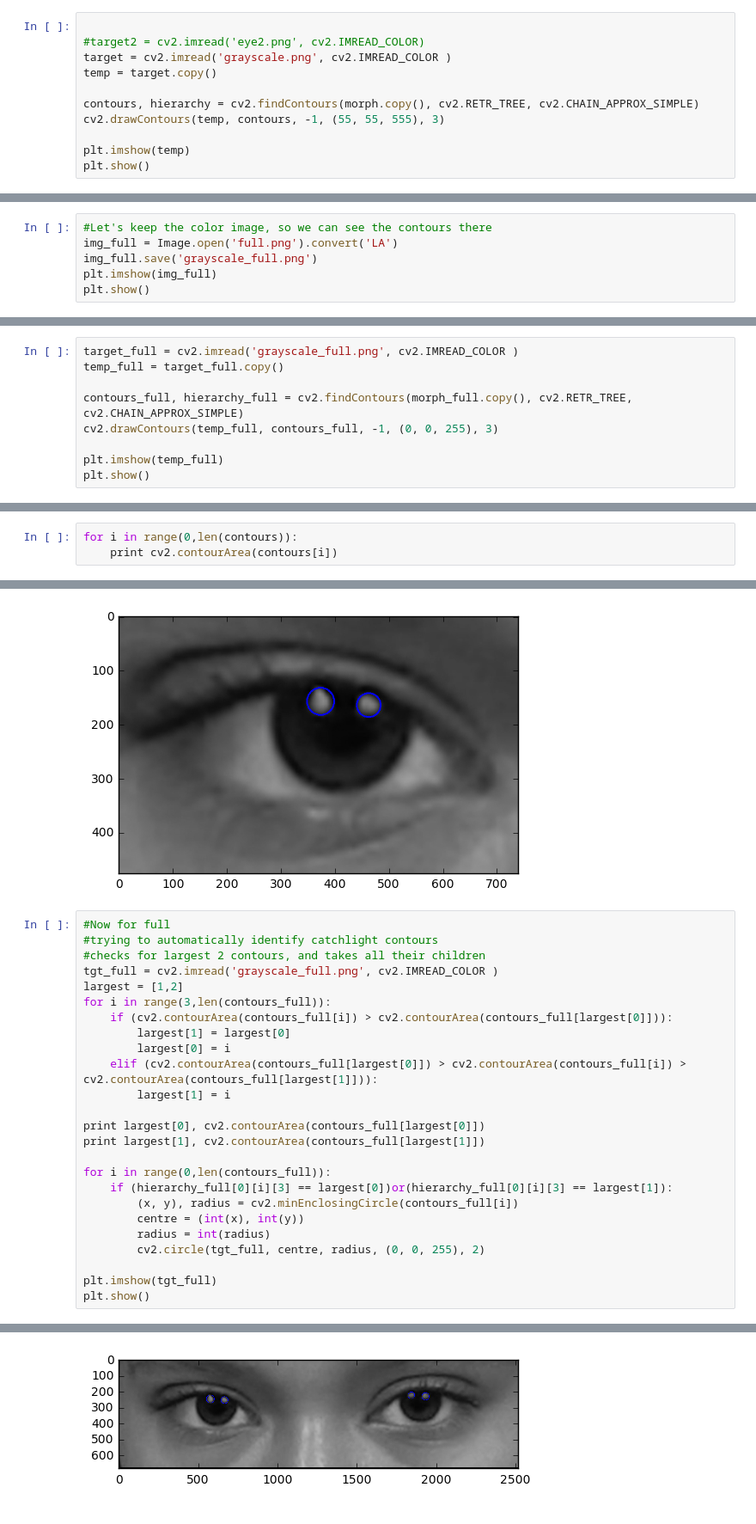
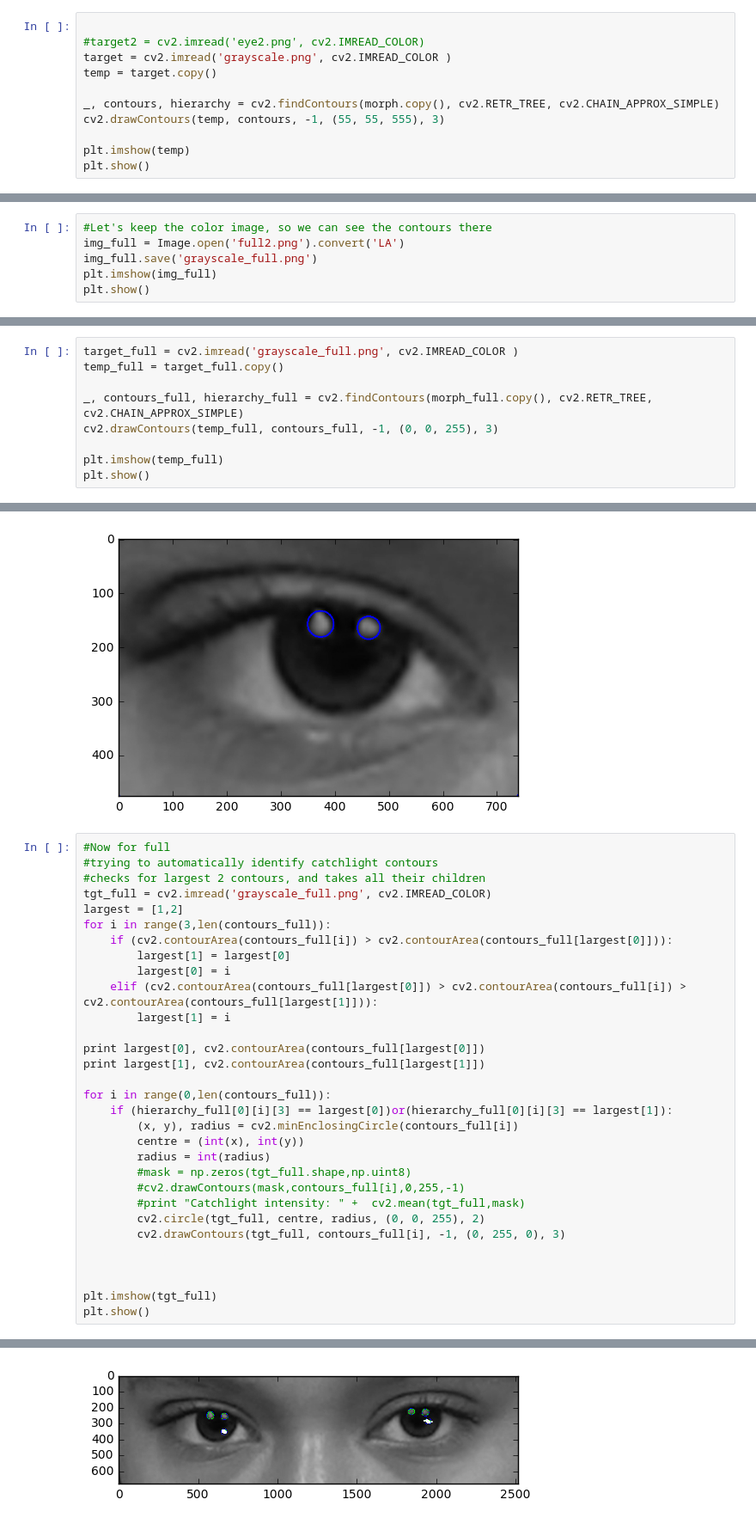
Before and after one commit to RayGonzalez/EyeBrights, a Jupyter notebook: IrisSegmentationYoav.ipynb, the cells around one changed output, grey strips where cells are left out. Shown at 86% size. Drawn from its saved outputs; the diff is of its cells as text.

```diff
--- a/IrisSegmentationYoav.ipynb
+++ b/IrisSegmentationYoav.ipynb
@@ -44,7 +46,7 @@ plt.show()
 target = cv2.imread('grayscale.png', cv2.IMREAD_COLOR )
 temp = target.copy()
 
-contours, hierarchy = cv2.findContours(morph.copy(), cv2.RETR_TREE, cv2.CHAIN_APPROX_SIMPLE)
+_, contours, hierarchy = cv2.findContours(morph.copy(), cv2.RETR_TREE, cv2.CHAIN_APPROX_SIMPLE)
 cv2.drawContours(temp, contours, -1, (55, 55, 555), 3)
 
 plt.imshow(temp)
@@ -74,7 +79,7 @@ plt.show()
 ### Using the uncropped image.
 # %%
 #Let's keep the color image, so we can see the contours there
-img_full = Image.open('full.png').convert('LA')
+img_full = Image.open('full2.png').convert('LA')
 img_full.save('grayscale_full.png')
 plt.imshow(img_full)
 plt.show()
@@ -101,7 +106,7 @@ plt.show()
 target_full = cv2.imread('grayscale_full.png', cv2.IMREAD_COLOR )
 temp_full = target_full.copy()
 
-contours_full, hierarchy_full = cv2.findContours(morph_full.copy(), cv2.RETR_TREE, cv2.CHAIN_APPROX_SIMPLE)
+_, contours_full, hierarchy_full = cv2.findContours(morph_full.copy(), cv2.RETR_TREE, cv2.CHAIN_APPROX_SIMPLE)
 cv2.drawContours(temp_full, contours_full, -1, (0, 0, 255), 3)
 
 plt.imshow(temp_full)
@@ -137,3 +141,0 @@ plt.show()
-# %%
-for i in range(0,len(contours)):
-    print cv2.contourArea(contours[i])
@@ -174,7 +170,7 @@ plt.show()
 #Now for full
 #trying to automatically identify catchlight contours
 #checks for largest 2 contours, and takes all their children
-tgt_full = cv2.imread('grayscale_full.png', cv2.IMREAD_COLOR )
+tgt_full = cv2.imread('grayscale_full.png', cv2.IMREAD_COLOR)
 largest = [1,2]
 for i in range(3,len(contours_full)):
     if (cv2.contourArea(contours_full[i]) > cv2.contourArea(contours_full[largest[0]])):
@@ -191,7 +187,13 @@ for i in range(0,len(contours_full)):
         (x, y), radius = cv2.minEnclosingCircle(contours_full[i])
         centre = (int(x), int(y))
         radius = int(radius)
+        #mask = np.zeros(tgt_full.shape,np.uint8)
+        #cv2.drawContours(mask,contours_full[i],0,255,-1)
+        #print "Catchlight intensity: " +  cv2.mean(tgt_full,mask)
         cv2.circle(tgt_full, centre, radius, (0, 0, 255), 2)
+        cv2.drawContours(tgt_full, contours_full[i], -1, (0, 255, 0), 3)
+
+
 
 plt.imshow(tgt_full)
 plt.show()
@@ -200,2 +202,2 @@ plt.show()
 8 58205.0
-[figure, old version]
+[figure, new version]
```
Also changed, not shown: parts of 15 cells of this notebook, 1 other file.
